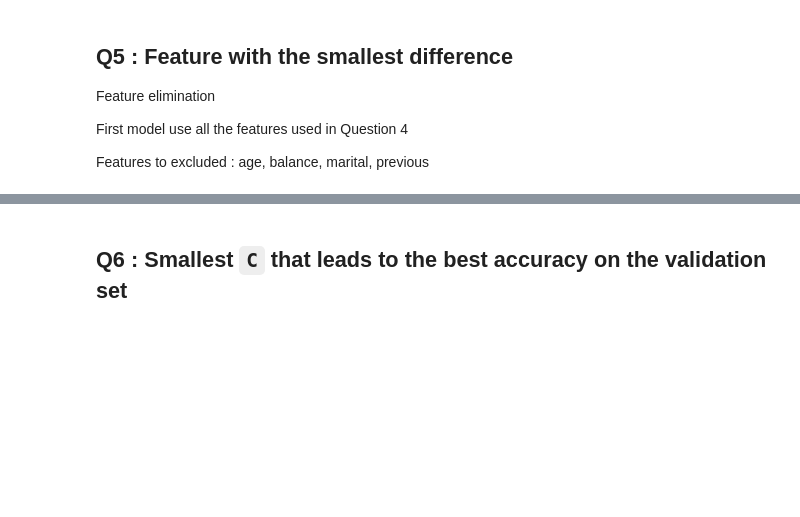
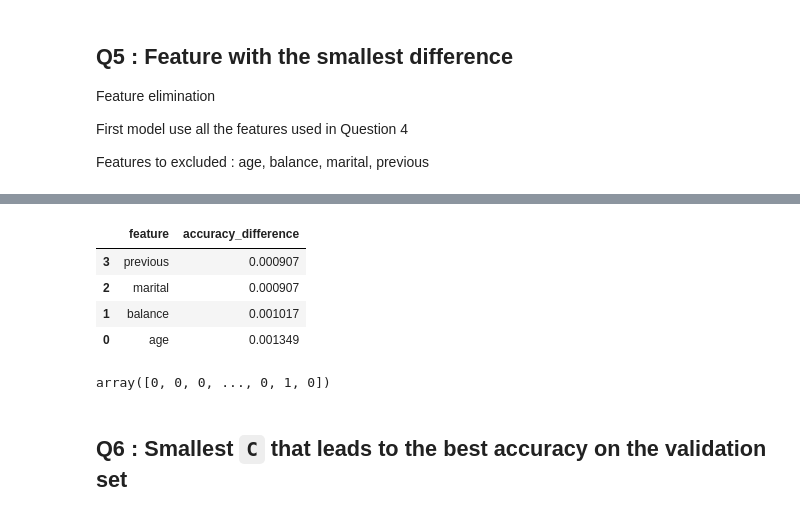
Before and after one commit to julam9/ML-Zoomcamp-2024, a Jupyter notebook: Week-3/hw3answer.ipynb, the cells around one changed output, grey strips where cells are left out. Drawn from its saved outputs; the diff is of its cells as text; code cells hidden in the pictures; blank space fills up the shorter version.

```diff
--- a/Week-3/hw3answer.ipynb
+++ b/Week-3/hw3answer.ipynb
@@ -163,2 +150,38 @@ data_train.drop(columns="age").head()
+# %%
+features_q5 = ['age', 'balance', 'marital', 'previous']
+accuracy_diff_q5 = []
+
+for feat in features_q5:
+    train_q5 = data_train.drop(columns=feat)
+    val_q5 = data_val.drop(columns=feat)
+    categorical_q5 = train_q5.select_dtypes(include='object').columns.to_list()
+    numerical_q5 = train_q5.select_dtypes(include='int64').columns.to_list()
+
+    train_dict_q5 = train_q5[categorical_q5 + numerical_q5].to_dict(orient='records')
+    X_train_q5 = dv.fit_transform(train_dict_q5)
+
+    val_dict_q5 = val_q5[categorical_q5 + numerical_q5].to_dict(orient='records')
+    X_val_q5 = dv.transform(val_dict_q5)
+    model_q5 = LogisticRegression(solver='liblinear', C=1.0, max_iter=1000, random_state=42)
+    model_q5.fit(X_train_q5, y_train)
+
+    y_pred_q5 = model_q5.predict_proba(X_val_q5)[:, 1]
+    y_decision_q5 = (y_pred_q5 >= 0.5)
+    acc_q5 = (y_val==y_decision_q5).mean()
+    accuracy_diff_q5.append(abs(0.9-acc_q5))
+
+df_q5 = pd.DataFrame({'feature' : features_q5, 'accuracy_difference' : accuracy_diff_q5})
+# %%
+df_q5.sort_values(by="accuracy_difference")
+# %% [output]
+|  | feature | accuracy_difference |
+| 3 | previous | 0.000907 |
+| 2 | marital | 0.000907 |
+| 1 | balance | 0.001017 |
+| 0 | age | 0.001349 |
+# %%
+y_train
+# %% [output]
+array([0, 0, 0, ..., 0, 1, 0])
 # %% [markdown]
 ## Q6 : Smallest `C` that leads to the best accuracy on the validation set
```
Also changed, not shown: parts of 2 cells of this notebook.
